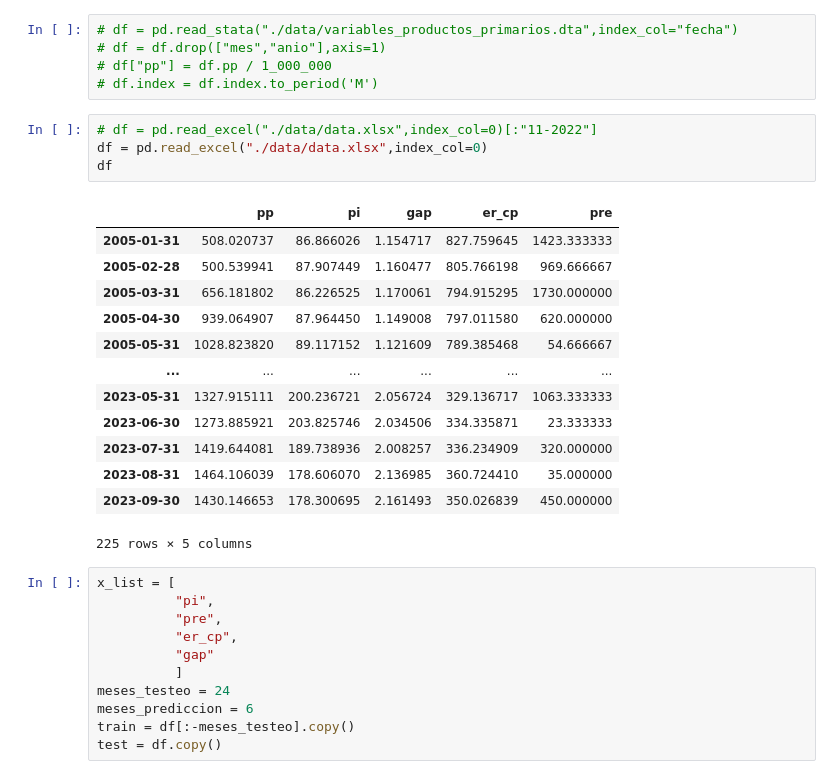
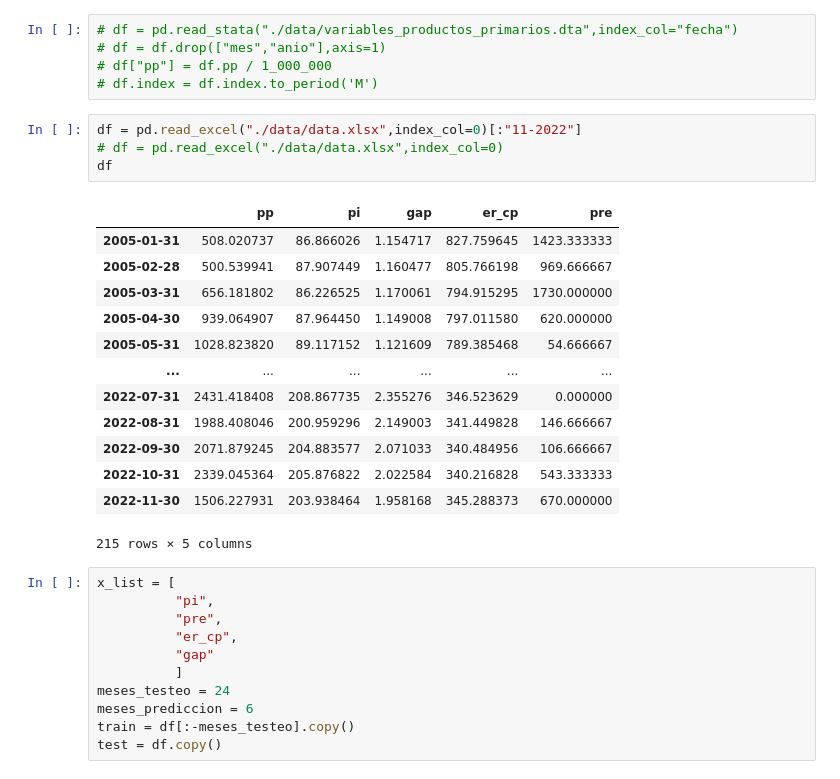
Before and after one commit to MartinBasualdo0/Prediction-Argentinian-primary-products-prediction, a Jupyter notebook: code/notebooks/sarimax.ipynb, the cells around one changed output. Drawn from its saved outputs; the diff is of its cells as text.

```diff
--- a/code/notebooks/sarimax.ipynb
+++ b/code/notebooks/sarimax.ipynb
@@ -16,23 +16,23 @@ set_wd()
 # df["pp"] = df.pp / 1_000_000
 # df.index = df.index.to_period('M')
 # %%
-# df = pd.read_excel("./data/data.xlsx",index_col=0)[:"11-2022"]
-df = pd.read_excel("./data/data.xlsx",index_col=0)
+df = pd.read_excel("./data/data.xlsx",index_col=0)[:"11-2022"]
+# df = pd.read_excel("./data/data.xlsx",index_col=0)
 df
 # %% [output]
 |  | pp | pi | gap | er_cp | pre |
 | 2005-01-31 | 508.020737 | 86.866026 | 1.154717 | 827.759645 | 1423.333333 |
 | 2005-02-28 | 500.539941 | 87.907449 | 1.160477 | 805.766198 | 969.666667 |
 | 2005-03-31 | 656.181802 | 86.226525 | 1.170061 | 794.915295 | 1730.000000 |
 | 2005-04-30 | 939.064907 | 87.964450 | 1.149008 | 797.011580 | 620.000000 |
 | 2005-05-31 | 1028.823820 | 89.117152 | 1.121609 | 789.385468 | 54.666667 |
 | ... | ... | ... | ... | ... | ... |
-| 2023-05-31 | 1327.915111 | 200.236721 | 2.056724 | 329.136717 | 1063.333333 |
-| 2023-06-30 | 1273.885921 | 203.825746 | 2.034506 | 334.335871 | 23.333333 |
-| 2023-07-31 | 1419.644081 | 189.738936 | 2.008257 | 336.234909 | 320.000000 |
-| 2023-08-31 | 1464.106039 | 178.606070 | 2.136985 | 360.724410 | 35.000000 |
-| 2023-09-30 | 1430.146653 | 178.300695 | 2.161493 | 350.026839 | 450.000000 |
+| 2022-07-31 | 2431.418408 | 208.867735 | 2.355276 | 346.523629 | 0.000000 |
+| 2022-08-31 | 1988.408046 | 200.959296 | 2.149003 | 341.449828 | 146.666667 |
+| 2022-09-30 | 2071.879245 | 204.883577 | 2.071033 | 340.484956 | 106.666667 |
+| 2022-10-31 | 2339.045364 | 205.876822 | 2.022584 | 340.216828 | 543.333333 |
+| 2022-11-30 | 1506.227931 | 203.938464 | 1.958168 | 345.288373 | 670.000000 |
-225 rows × 5 columns
+215 rows × 5 columns
 # %%
 x_list = [
           "pi",
```
Also changed, not shown: parts of 6 cells of this notebook, 3 other files.
